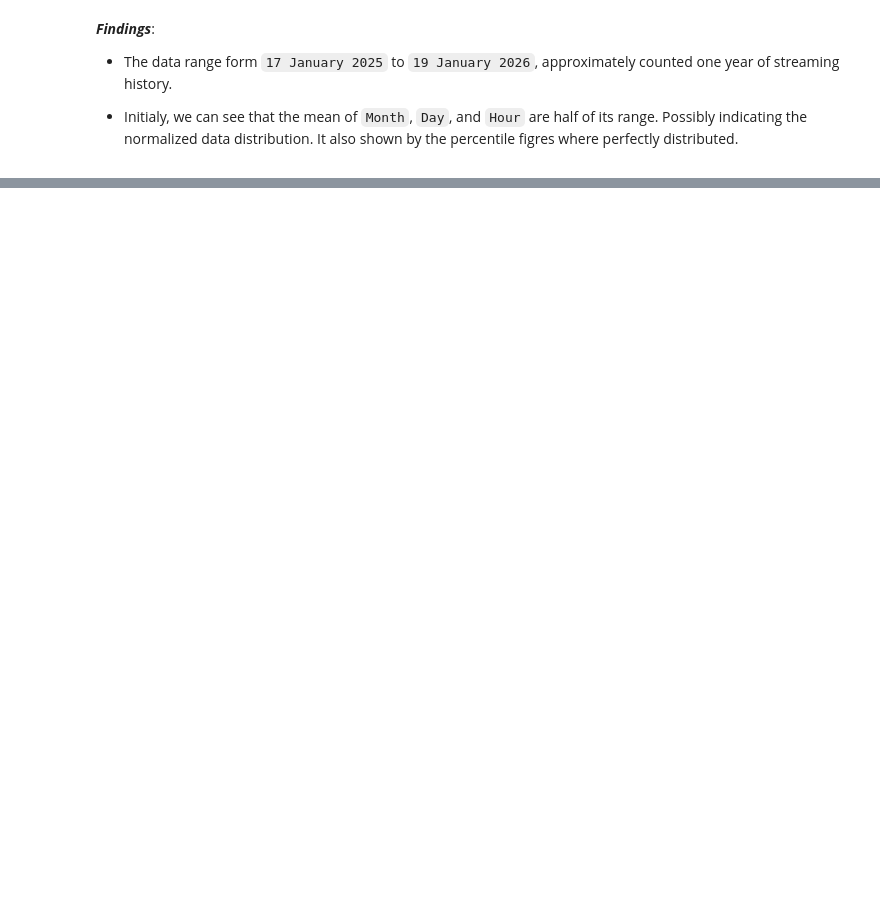
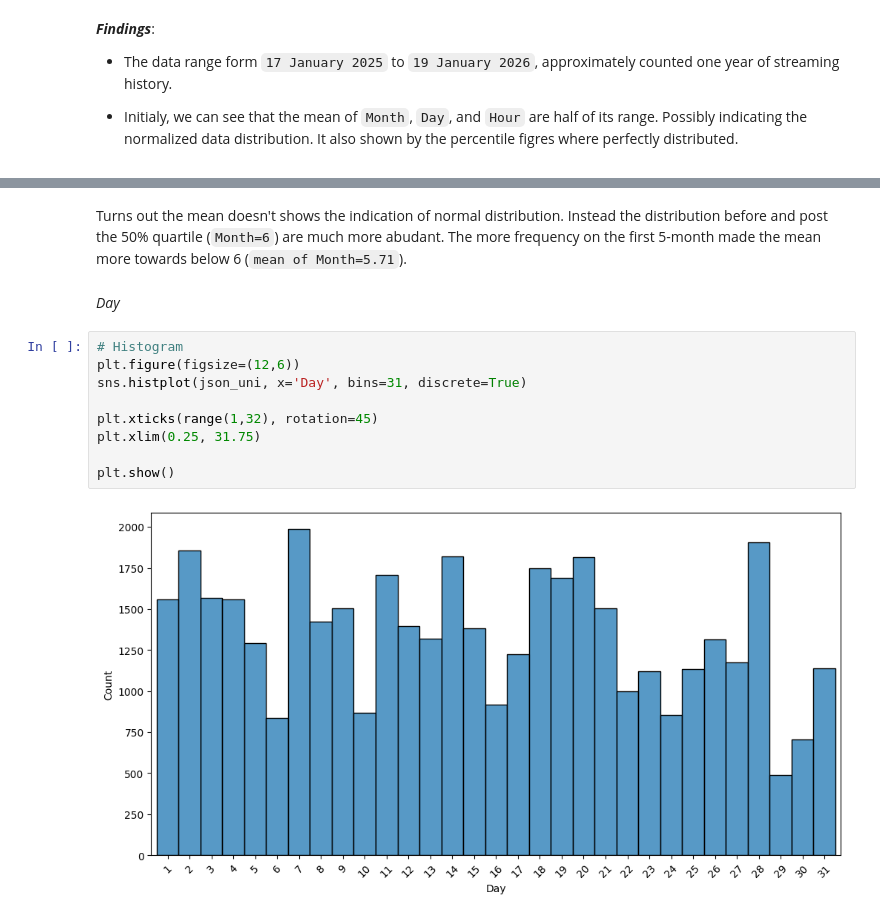
Before and after one commit to miqbal-id27/Spotify_Unwrapped, a Jupyter notebook: initial_streaming_analysis.ipynb, the cells around one changed output, grey strips where cells are left out. Saved outputs shown, nothing was run; the diff lists cells and outputs as text; blank space fills up the shorter version.

```diff
--- a/initial_streaming_analysis.ipynb
+++ b/initial_streaming_analysis.ipynb
@@ -198,0 +225,16 @@ json_uni.describe()
+# %% [markdown]
+Turns out the mean doesn't shows the indication of normal distribution. Instead the distribution before and post the 50% quartile (`Month=6`) are much more abudant. The more frequency on the first 5-month made the mean more towards below 6 (`mean of Month=5.71`).
+# %% [markdown]
+<a name="hist-day"></a>
+*Day*
+# %%
+# Histogram
+plt.figure(figsize=(12,6))
+sns.histplot(json_uni, x='Day', bins=31, discrete=True)
+
+plt.xticks(range(1,32), rotation=45)
+plt.xlim(0.25, 31.75)
+
+plt.show()
+# %% [output]
+[figure, added]
```
Also changed, not shown: parts of 16 cells of this notebook.
